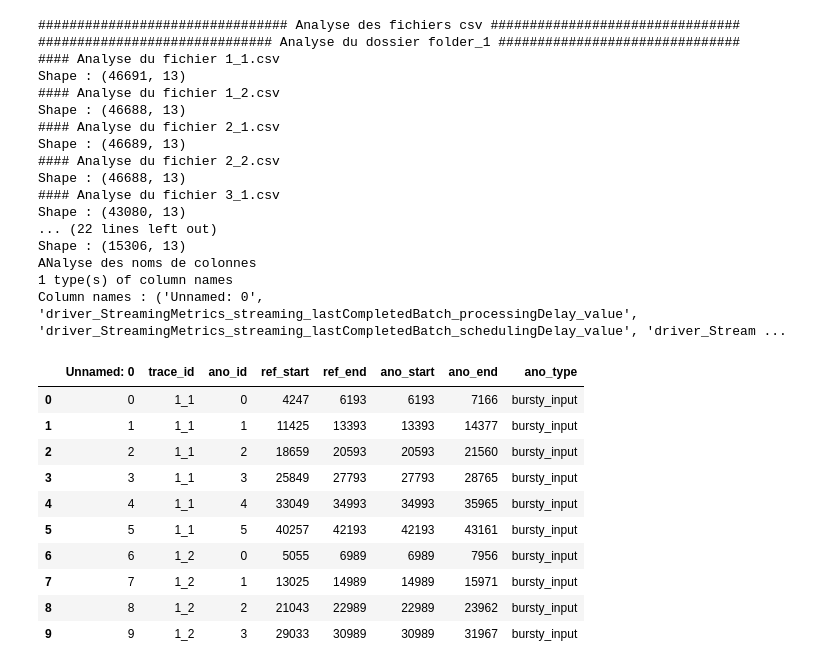
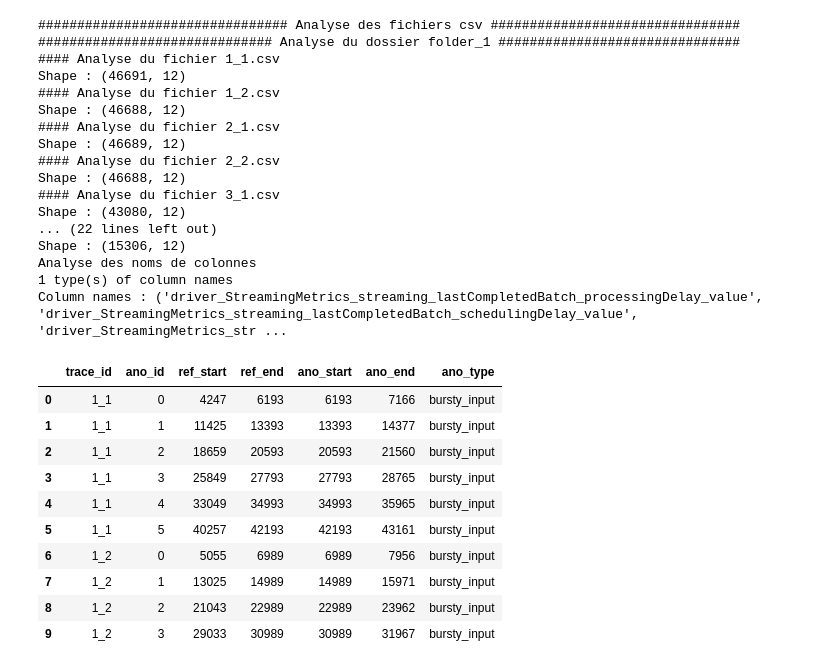
Before and after one commit to louise-davy/exstream-implementation, a Jupyter notebook: explore_data.ipynb, the cells around one changed output. Cells and saved outputs as stored; diff of their text form; code cells hidden in the pictures.

```diff
--- a/explore_data.ipynb
+++ b/explore_data.ipynb
@@ -13,7 +13,7 @@ for folder in FOLDERS:
     column_names = []
     for file in files:
         print(f"#### Analyse du fichier {file}")
-        df = pd.read_csv(f"{DATA_FOLDER}/{folder}/{file}")
+        df = pd.read_csv(f"{DATA_FOLDER}/{folder}/{file}", index_col=0)
         column_names.append(tuple(df.columns))
         print("Shape :", df.shape)
     print("Analyse des noms de colonnes")
@@ -25,33 +25,33 @@ for folder in FOLDERS:
 ################################ Analyse des fichiers csv ################################
 ############################## Analyse du dossier folder_1 ###############################
 #### Analyse du fichier 1_1.csv
-Shape : (46691, 13)
+Shape : (46691, 12)
 #### Analyse du fichier 1_2.csv
-Shape : (46688, 13)
+Shape : (46688, 12)
 #### Analyse du fichier 2_1.csv
-Shape : (46689, 13)
+Shape : (46689, 12)
 #### Analyse du fichier 2_2.csv
-Shape : (46688, 13)
+Shape : (46688, 12)
 #### Analyse du fichier 3_1.csv
-Shape : (43080, 13)
+Shape : (43080, 12)
 ... (22 lines left out)
-Shape : (15306, 13)
-ANalyse des noms de colonnes
+Shape : (15306, 12)
+Analyse des noms de colonnes
 1 type(s) of column names
-Column names : ('Unnamed: 0', 'driver_StreamingMetrics_streaming_lastCompletedBatch_processingDelay_value', 'driver_StreamingMetrics_streaming_lastCompletedBatch_schedulingDelay_value', 'driver_Stream ...
+Column names : ('driver_StreamingMetrics_streaming_lastCompletedBatch_processingDelay_value', 'driver_StreamingMetrics_streaming_lastCompletedBatch_schedulingDelay_value', 'driver_StreamingMetrics_str ...
 # %%
-df = pd.read_csv(f"{DATA_FOLDER}/{FOLDERS[0]}/labels.csv")
+df = pd.read_csv(f"{DATA_FOLDER}/{FOLDERS[0]}/labels.csv", index_col=0)
 df.head(10)
 # %% [output]
-|  | Unnamed: 0 | trace_id | ano_id | ref_start | ref_end | ano_start | ano_end | ano_type |
-| 0 | 0 | 1_1 | 0 | 4247 | 6193 | 6193 | 7166 | bursty_input |
-| 1 | 1 | 1_1 | 1 | 11425 | 13393 | 13393 | 14377 | bursty_input |
-| 2 | 2 | 1_1 | 2 | 18659 | 20593 | 20593 | 21560 | bursty_input |
-| 3 | 3 | 1_1 | 3 | 25849 | 27793 | 27793 | 28765 | bursty_input |
-| 4 | 4 | 1_1 | 4 | 33049 | 34993 | 34993 | 35965 | bursty_input |
-| 5 | 5 | 1_1 | 5 | 40257 | 42193 | 42193 | 43161 | bursty_input |
-| 6 | 6 | 1_2 | 0 | 5055 | 6989 | 6989 | 7956 | bursty_input |
-| 7 | 7 | 1_2 | 1 | 13025 | 14989 | 14989 | 15971 | bursty_input |
-| 8 | 8 | 1_2 | 2 | 21043 | 22989 | 22989 | 23962 | bursty_input |
-| 9 | 9 | 1_2 | 3 | 29033 | 30989 | 30989 | 31967 | bursty_input |
+|  | trace_id | ano_id | ref_start | ref_end | ano_start | ano_end | ano_type |
+| 0 | 1_1 | 0 | 4247 | 6193 | 6193 | 7166 | bursty_input |
+| 1 | 1_1 | 1 | 11425 | 13393 | 13393 | 14377 | bursty_input |
+| 2 | 1_1 | 2 | 18659 | 20593 | 20593 | 21560 | bursty_input |
+| 3 | 1_1 | 3 | 25849 | 27793 | 27793 | 28765 | bursty_input |
+| 4 | 1_1 | 4 | 33049 | 34993 | 34993 | 35965 | bursty_input |
+| 5 | 1_1 | 5 | 40257 | 42193 | 42193 | 43161 | bursty_input |
+| 6 | 1_2 | 0 | 5055 | 6989 | 6989 | 7956 | bursty_input |
+| 7 | 1_2 | 1 | 13025 | 14989 | 14989 | 15971 | bursty_input |
+| 8 | 1_2 | 2 | 21043 | 22989 | 22989 | 23962 | bursty_input |
+| 9 | 1_2 | 3 | 29033 | 30989 | 30989 | 31967 | bursty_input |
 # %%
```
Also changed, not shown: parts of 12 cells of this notebook.
